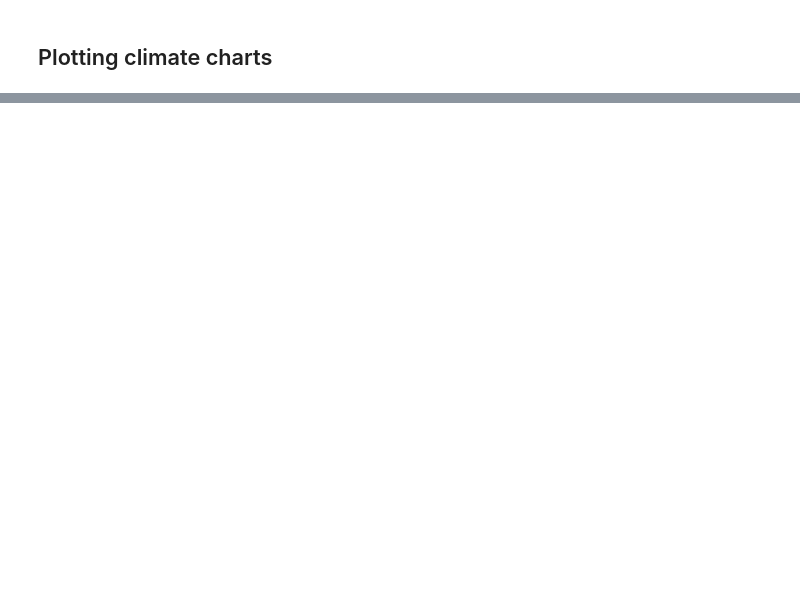
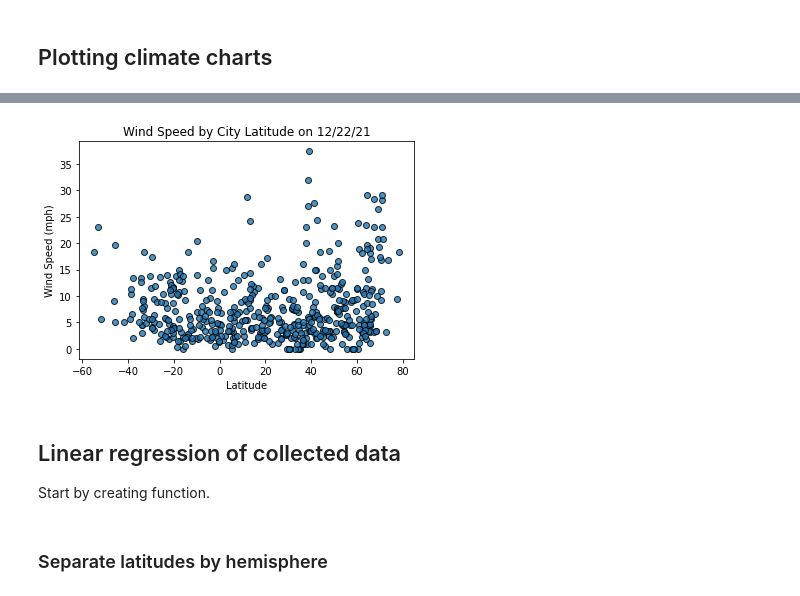
Before and after one commit to eric-spoerner/world_weather_analysis, a Jupyter notebook: WeatherPy.ipynb, the cells around one changed output, grey strips where cells are left out. Saved outputs shown, nothing was run; the diff lists cells and outputs as text; code cells hidden in the pictures; blank space fills up the shorter version.

Commit message:
Added linear regression for key metrics on both hemispheres.

```diff
--- a/WeatherPy.ipynb
+++ b/WeatherPy.ipynb
@@ -258,0 +232,22 @@ plt.show()
+# %%
+plt.scatter(x = lats,
+            y = wind_speed,
+           edgecolor = "black",
+           linewidths=1,
+           marker="o",
+           alpha=0.8,
+           label="Cities")
+
+plt.title(f"Wind Speed by City Latitude on {today}")
+plt.xlabel("Latitude")
+plt.ylabel("Wind Speed (mph)")
+
+plt.savefig("weather_data/Fig4.png")
+
+plt.show()
+# %% [output]
+[figure, added]
+# %% [markdown]
+## Linear regression of collected data
+
+Start by creating function.
@@ -258,0 +276,2 @@ plt.show()
+# %% [markdown]
+### Separate latitudes by hemisphere
```
Also changed, not shown: parts of 22 cells of this notebook, 6 other files.
